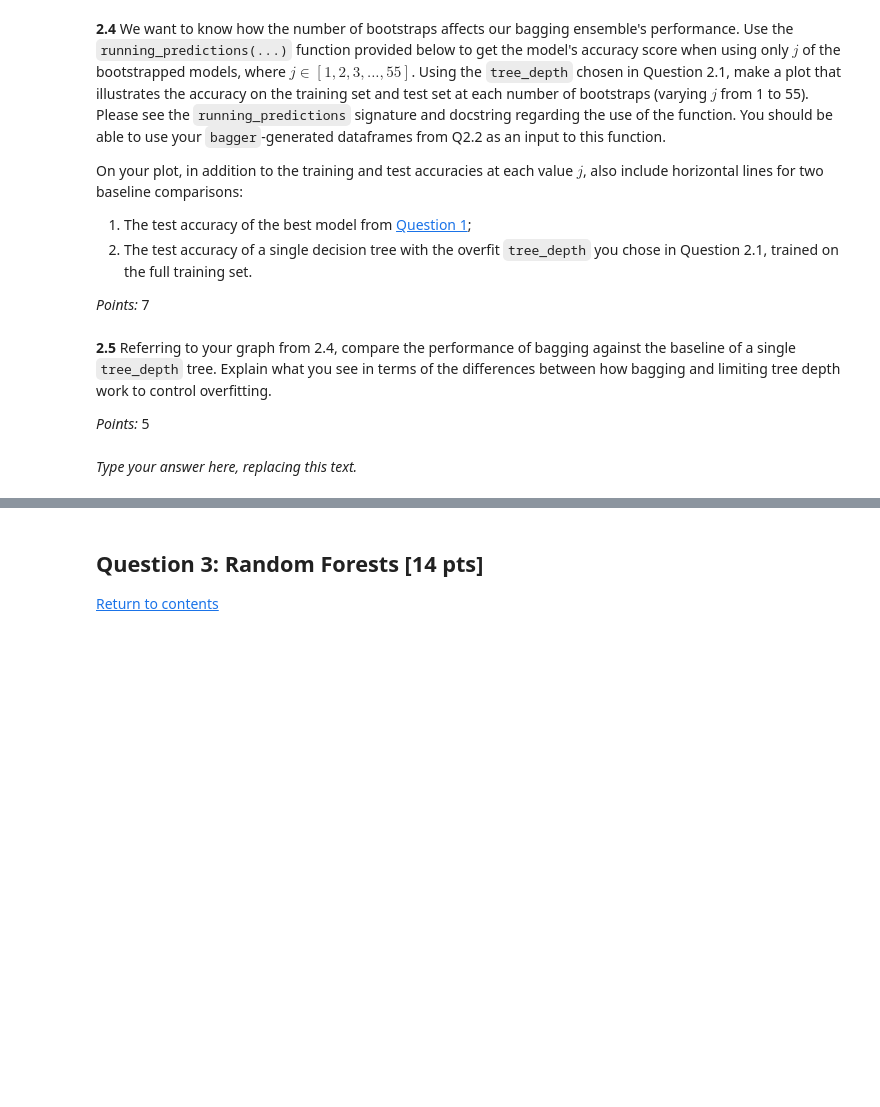
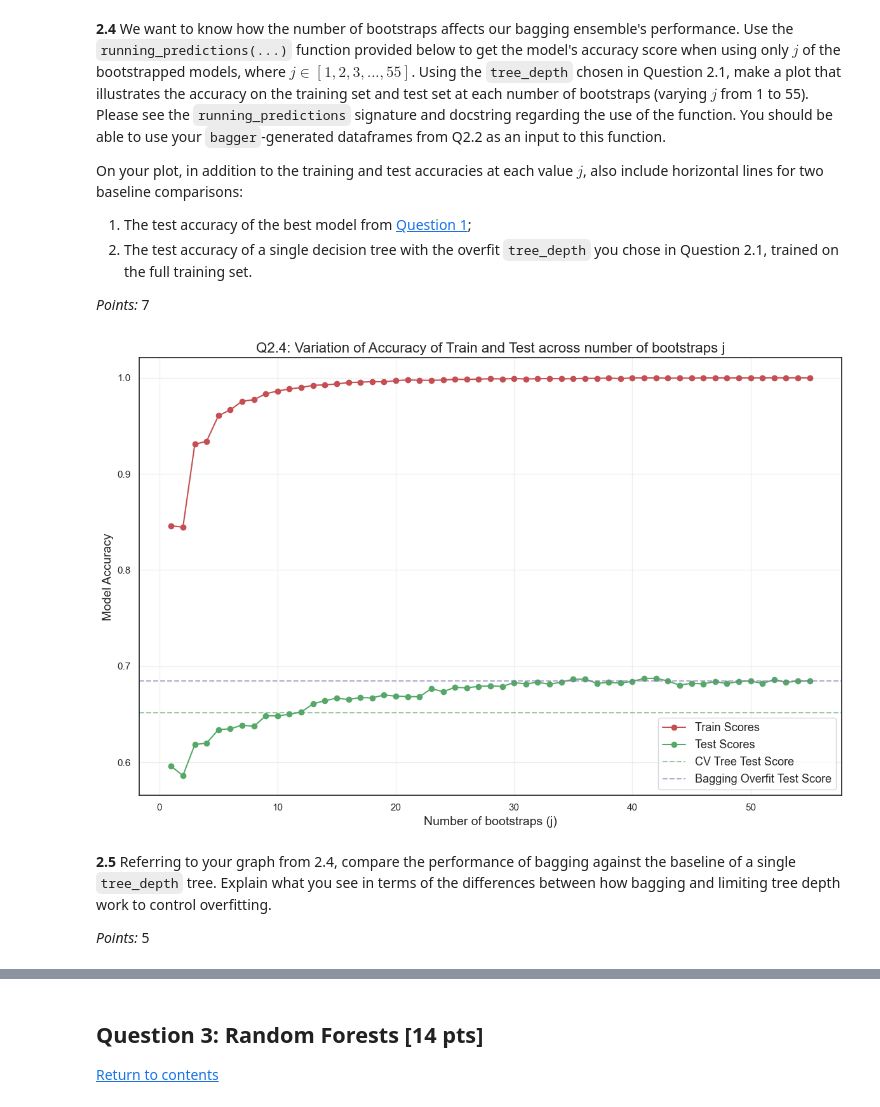
Before and after one commit to sykrishukor94/Harvard-CSCI_E-109A, a Jupyter notebook: cs109a_hw6/cs109a_hw6.ipynb, the cells around one changed output, grey strips where cells are left out. Cells and saved outputs as stored; diff of their text form; code cells hidden in the pictures; blank space fills up the shorter version.

```diff
--- a/cs109a_hw6/cs109a_hw6.ipynb
+++ b/cs109a_hw6/cs109a_hw6.ipynb
@@ -322,0 +350,7 @@ tree_depth = ...
+# %%
+# set overfitting tree_depth based on provided rationale
+tree_depth = 20
+overfit_tree_train_score, overfit_tree_test_score, overfit_tree_model = decision_tree_scores(tree_depth,
+                                                                        X_train, y_train,
+                                                                        X_test, y_test)
+print(f"Re-running a decision tree with tree-depth = 20, the train and test accuracies are {overfit_tree_train_score} and {overfit_tree_test_score}, respectively.")
@@ -423,7 +459,14 @@ def bagger(
 n_trees = 55
 # %%
 # generate predictions using bagger function
-...
+bagging_train_df, bagging_test_df, bagging_models_list = bagger(
+    n_trees,
+    tree_depth,
+    X_train,
+    y_train,
+    X_test,
+    0,
+    )
 # %%
 # display resulting dataframe heads
 display(bagging_train_df.head())
@@ -447,3 +501,9 @@ bagging_accuracy_test = ...
+# %%
+# evaluate accuracy on our bagged prediction results
+y_train_pred = np.array(bagging_train_df.apply(lambda x: 1 if np.mean(x) > 0.5 else 0, axis=1))
+y_test_pred = np.array(bagging_test_df.apply(lambda x: 1 if np.mean(x) > 0.5 else 0, axis=1))
+bagging_accuracy_train = accuracy_score(y_train, y_train_pred)
+bagging_accuracy_test = accuracy_score(y_test, y_test_pred)
 # %%
 # print summary of results
 print(
@@ -537,3 +604,26 @@ def running_predictions(
+# %%
+n_boots =  [i for i in range(1, n_trees+1)]
+train_scores = running_predictions(bagging_train_df, y_train)
+test_scores = running_predictions(bagging_test_df, y_test)
+
+#Plot
+plt.figure(figsize=(12,8))
+plt.plot(n_boots, train_scores, c='r', marker='o')
+plt.plot(n_boots, test_scores, c='g', marker='o')
+plt.title('Q2.4: Variation of Accuracy of Train and Test across number of bootstraps j', fontsize=16)
+
+plt.axhline(best_cv_tree_test_score, c='g', ls='--', alpha=0.6, label=rf'Q1 Test Score')
+plt.axhline(bagging_accuracy_test, c='m', ls='--', alpha=0.6, label=rf'Q2.1 Test Score')
+
+plt.legend(['Train Scores', "Test Scores","CV Tree Test Score","Bagging Overfit Test Score"], fontsize=13)
+plt.ylabel("Model Accuracy", fontsize=14)
+plt.xlabel("Number of bootstraps (j)", fontsize=14)
+plt.grid(alpha = 0.3)
+
+plt.tight_layout()
+plt.show()
+# %% [output]
+[figure, added]
 # %% [markdown]
 <!-- END QUESTION -->
 
@@ -546,5 +636,3 @@ def running_predictions(
 </div>
 
 _Points:_ 5
-# %% [markdown]
-_Type your answer here, replacing this text._
```
Also changed, not shown: parts of 78 cells of this notebook, 35 other files.
